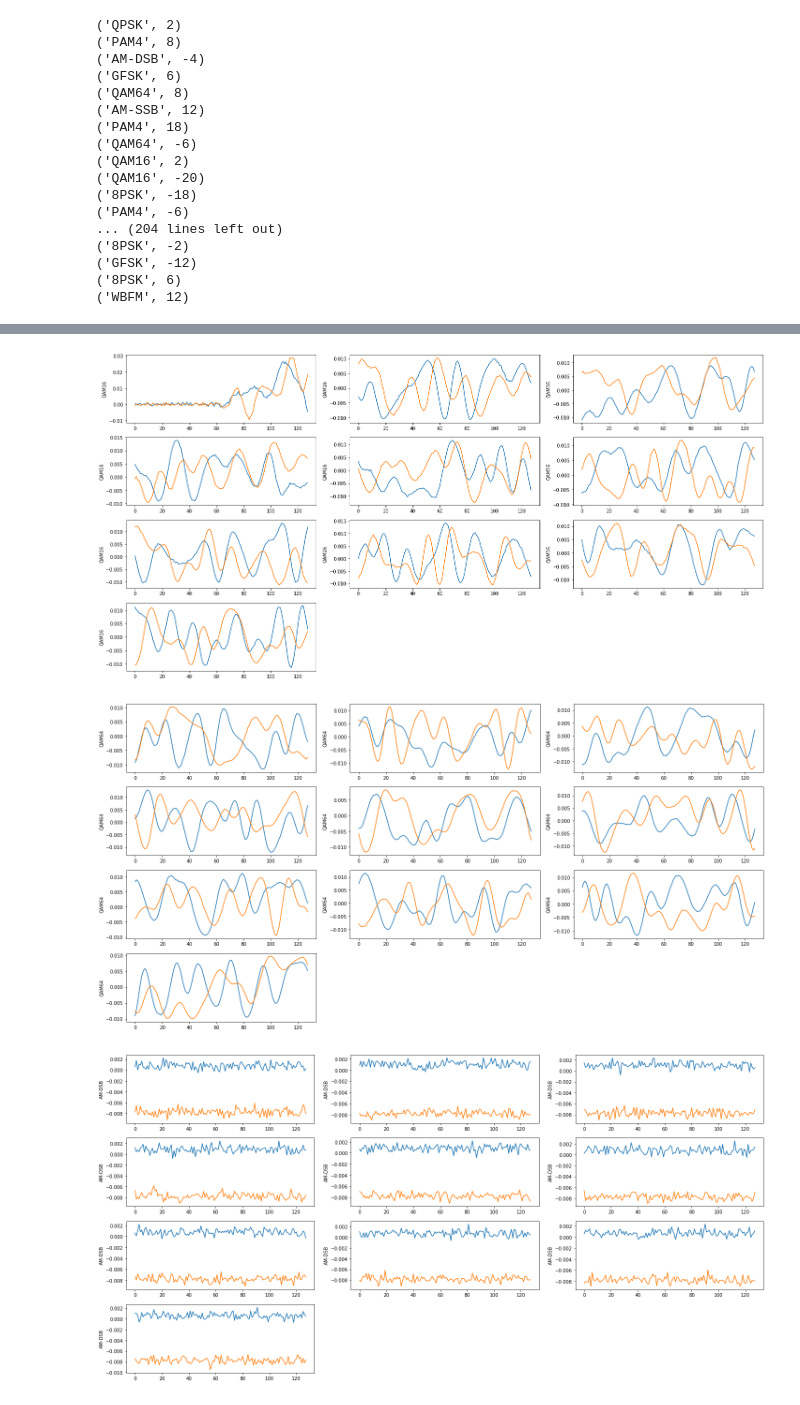
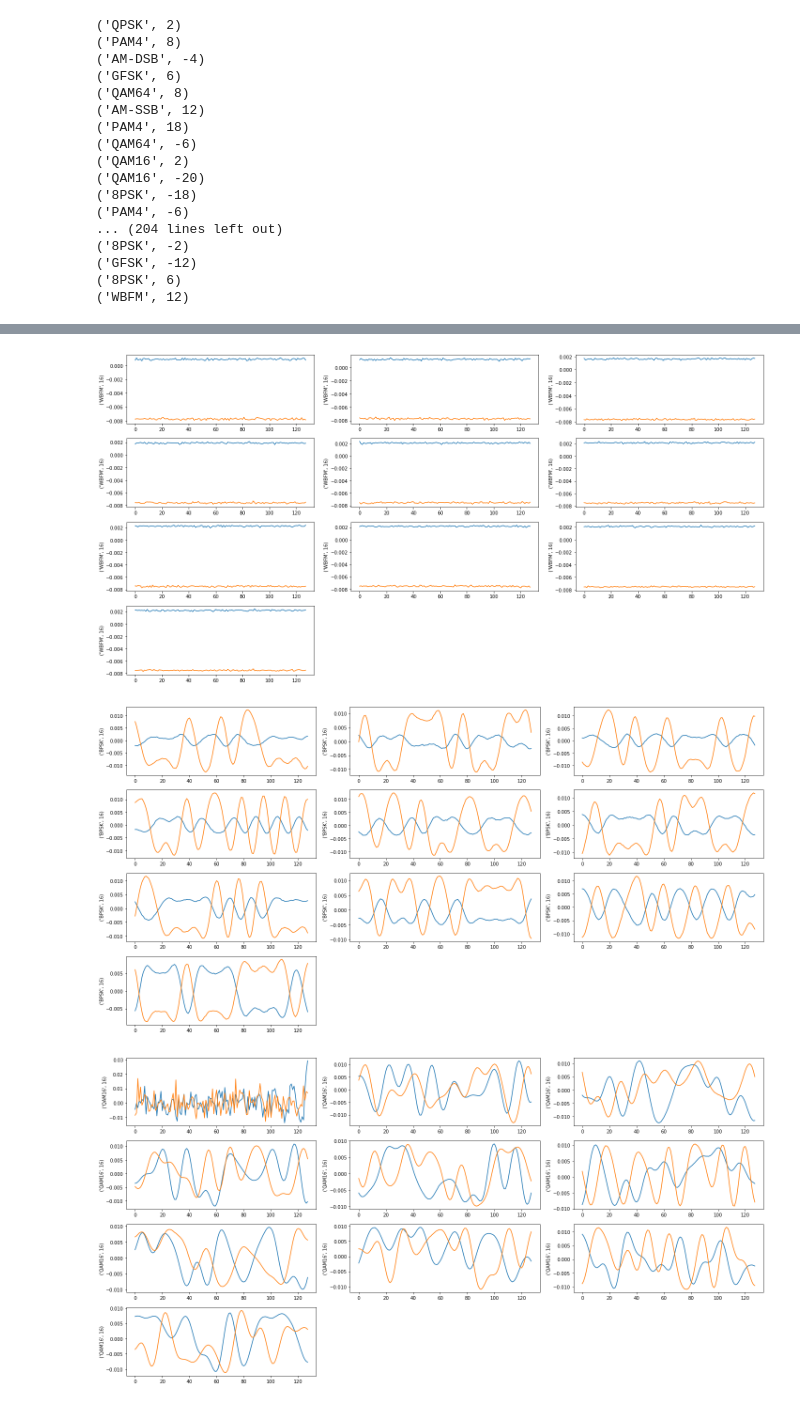
Before and after one commit to SYSU-Jmiao/university, a Jupyter notebook: src/deepLearning/notebooks/comparing_qam.ipynb, the cells around one changed output, grey strips where cells are left out. Saved outputs shown, nothing was run; the diff lists cells and outputs as text; code cells hidden in the pictures.

Commit message:
update to all data

```diff
--- a/src/deepLearning/notebooks/comparing_qam.ipynb
+++ b/src/deepLearning/notebooks/comparing_qam.ipynb
@@ -27,9 +27,8 @@ partial_data ={}
 ('WBFM', 12)
 # %%
 for p in data:
-    if p[0] in ["QAM16","QAM64",'AM-DSB']:
-        if p[1] > 0:
-            partial_data[p] = data[p]
+    if p[1] == 16:
+        partial_data[p] = data[p]
 # %%
 for p in partial_data:
     print p
@@ -65,15 +55,10 @@ def plot_sample(source,label):
 
     plt.tight_layout()
     plt.show()
-# %%
-plot_sample(partial_data[('QAM16', 8)][0:10],'QAM16')
-# %% [output]
-[figure, removed]
-# %%
-plot_sample(partial_data[('QAM64', 8)][0:10],'QAM64')
-# %% [output]
-[figure, removed]
-# %%
-plot_sample(partial_data[('AM-DSB', 8)][0:10],'AM-DSB')
-# %% [output]
-[figure, removed]
+# %%
+for p in partial_data:
+    plot_sample(partial_data[p][0:10],p)
+# %% [output]
+[figure, added]
+[figure, added]
+[figure, added]
```
Also changed, not shown: parts of 3 cells of this notebook.
